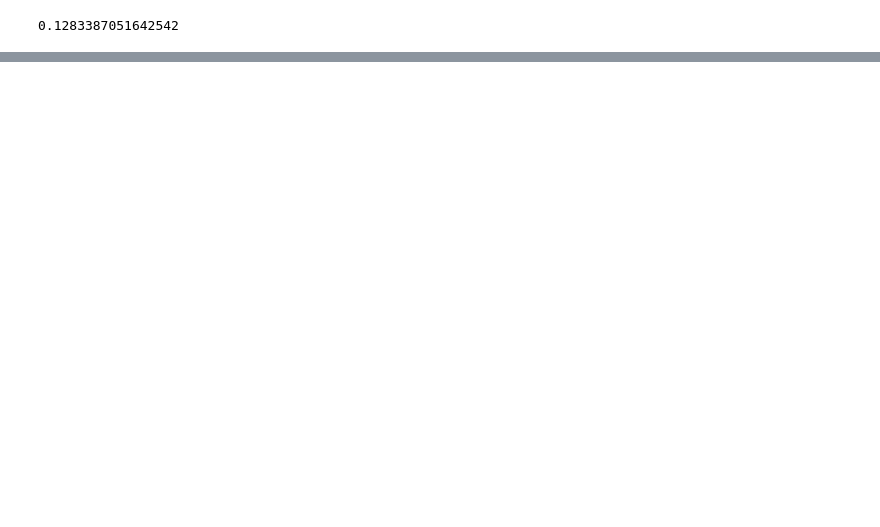
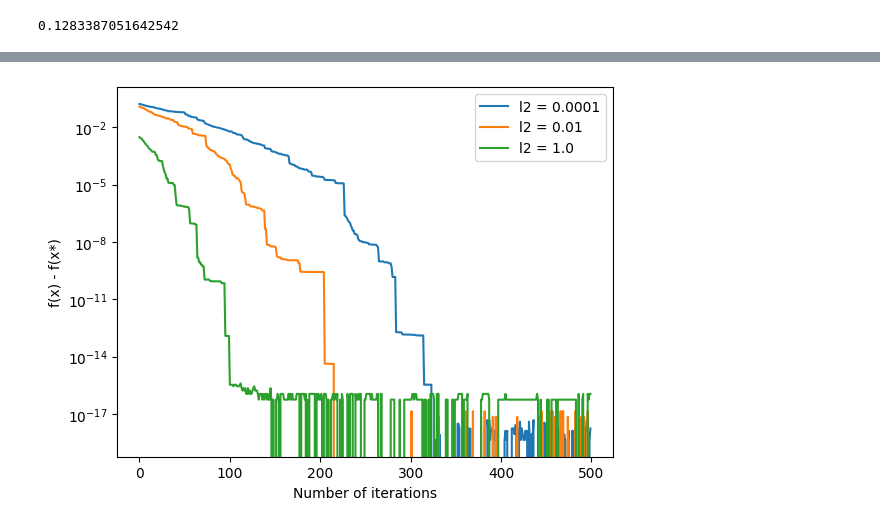
Before and after one commit to intsystems/2023-Project-136, a Jupyter notebook: code/Basic experiment/Basic experiment.ipynb, the cells around one changed output, grey strips where cells are left out. Saved outputs shown, nothing was run; the diff lists cells and outputs as text; code cells hidden in the pictures; blank space fills up the shorter version.

```diff
--- a/code/Basic experiment/Basic experiment.ipynb
+++ b/code/Basic experiment/Basic experiment.ipynb
@@ -63,0 +74,19 @@ opt.calculate_loss()
+# %%
+A, b = load_iris(return_X_y=True)
+b = np.clip(b, 0, 1) * 2 - 1
+# %%
+l2_grid = [1e-4, 1e-2, 1e-0]
+
+for l2 in l2_grid:
+    deterministic_opt = stochnewton.DeterministicNewtonLogReg(A, b, l2=l2)
+    deterministic_opt.run(n_iterations=20, plot_loss=False)
+    opt_value = deterministic_opt.calculate_loss()
+    opt = stochnewton.StochasticNewtonLogReg(A, b, l2=l2, opt_value=opt_value)
+    opt.run(n_iterations=500, batch_size=10, plot_loss=False)
+    plt.plot(np.array(opt.loss_history) - opt_value, label=f'l2 = {l2}')
+    plt.xlabel('Number of iterations')
+    plt.ylabel('f(x) - f(x*)')
+    plt.yscale('log')
+    plt.legend()
+# %% [output]
+[figure, added]
```
Also changed, not shown: parts of 10 cells of this notebook, 1 other file.
